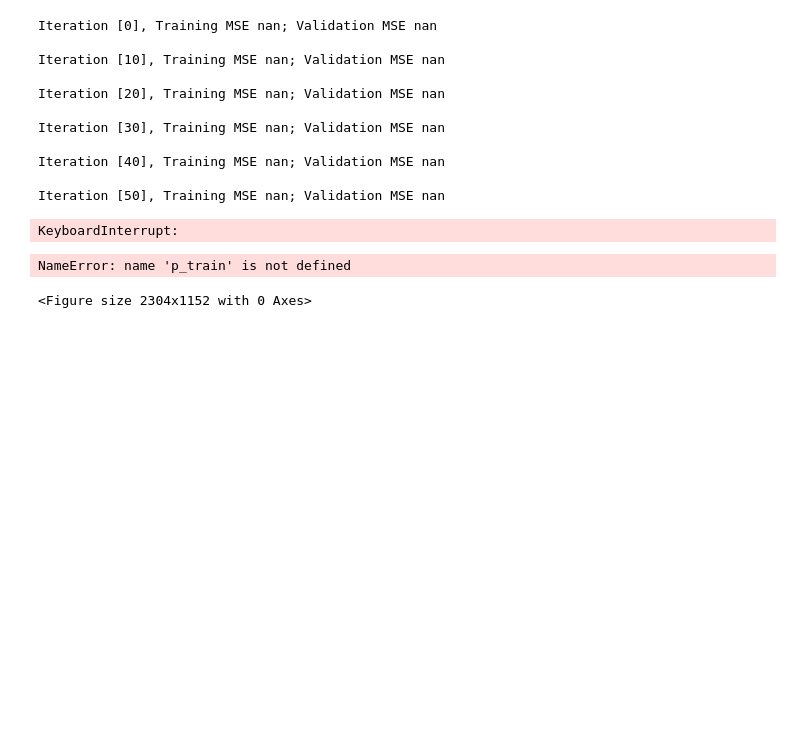
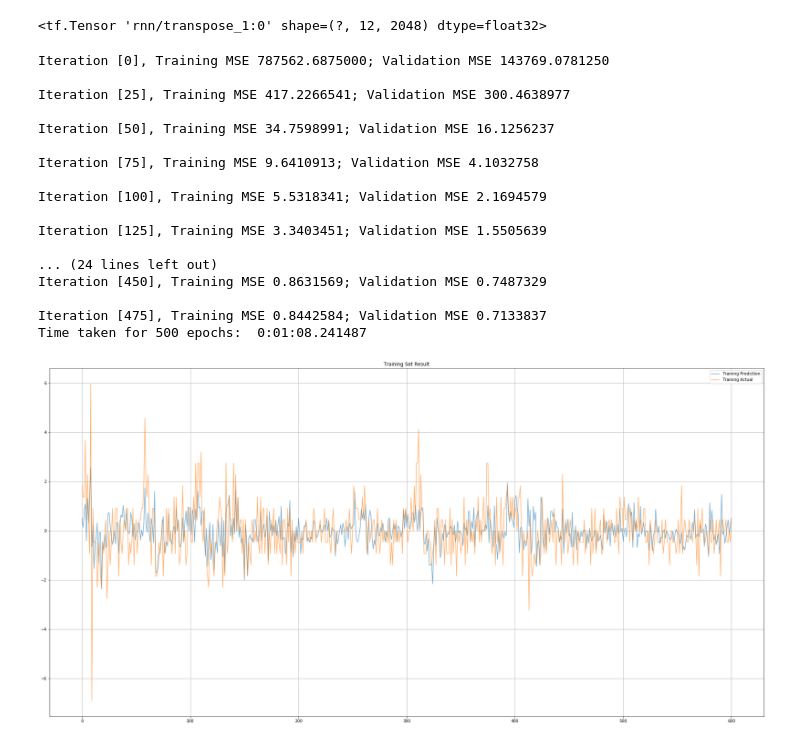
Before and after one commit to TianyuDu/AnnEconForecast, a Jupyter notebook: Lab.ipynb, the cells around one changed output. Saved outputs shown, nothing was run; the diff lists cells and outputs as text; code cells hidden in the pictures; blank space fills up the shorter version.

```diff
--- a/Lab.ipynb
+++ b/Lab.ipynb
@@ -44,8 +50,8 @@ Dataset loaded.
 # %%
-TRAIN_RATIO = 0.9
+TRAIN_RATIO = 0.8
 # Normalize the sequence
 scaler = StandardScaler().fit(prepared_df[:int(TRAIN_RATIO*len(prepared_df))].values)
-prepared_df["DEXCAUS_period1_order1"] = scaler.transform(prepared_df.values)
+prepared_df.iloc[:,0] = scaler.transform(prepared_df.values)
 
 X_raw, y_raw = gen_supervised_sequence(
     prepared_df, LAGS, prepared_df.columns[0], sequential_label=False)
@@ -101,9 +107,14 @@ tf.reset_default_graph()
 X = tf.placeholder(tf.float32, [None, num_time_steps, num_inputs])
 y = tf.placeholder(tf.float32, [None, num_outputs])
 
-cell = tf.contrib.rnn.LSTMCell(
-    num_units=num_neurons, activation=tf.nn.relu)
-rnn_outputs, states = tf.nn.dynamic_rnn(cell, X, dtype=tf.float32)
+cell = tf.nn.rnn_cell.LSTMCell(
+    num_units=num_neurons)
+
+multi_cell = tf.nn.rnn_cell.MultiRNNCell(
+    [tf.nn.rnn_cell.LSTMCell(num_units=x)
+    for x in [512, num_neurons]]
+)
+rnn_outputs, states = tf.nn.dynamic_rnn(multi_cell, X, dtype=tf.float32)
 stacked_output = tf.reshape(rnn_outputs, [-1, num_time_steps * num_neurons])
 
 W = tf.Variable(tf.random_normal([num_time_steps * num_neurons, 1]), dtype=tf.float32)
@@ -115,4 +126,11 @@ pred = tf.add(tf.matmul(stacked_output, W), b)
 
 loss = tf.losses.mean_squared_error(y, pred)
 optimizer = tf.train.AdamOptimizer(learning_rate=learning_rate)
+# gvs = optimizer.compute_gradients(loss)
+# capped_gvs = [(tf.clip_by_value(grad, -10., 10.), var) for grad, var in gvs]
+# train = optimizer.apply_gradients(capped_gvs)
 train = optimizer.minimize(loss)
+# %%
+rnn_outputs
+# %% [output]
+<tf.Tensor 'rnn/transpose_1:0' shape=(?, 12, 2048) dtype=float32>
@@ -119,8 +142,11 @@ train = optimizer.minimize(loss)
 # %%
+start = datetime.now()
 hist = {"train": [], "val": []}
 with tf.Session() as sess:
     sess.run(tf.global_variables_initializer())
     for e in range(epochs):
+#         for X_batch, y_batch in zip(X_batches, y_batches):
+#             sess.run(train, feed_dict={X: X_batch, y: y_batch})
         sess.run(train, feed_dict={X: X_train, y: y_train})
         train_mse = loss.eval(feed_dict={X: X_train, y: y_train})
         val_mse = loss.eval(feed_dict={X: X_val, y: y_val})
@@ -133,43 +159,42 @@ with tf.Session() as sess:
     p_train = pred.eval(feed_dict={X: X_train})
     p_test = pred.eval(feed_dict={X: X_test})
     p_val = pred.eval(feed_dict={X: X_val})
+print(f"Time taken for {epochs} epochs: ", datetime.now()-start)
 # %% [output]
-Iteration [0], Training MSE nan; Validation MSE nan
+Iteration [0], Training MSE 787562.6875000; Validation MSE 143769.0781250
 
-Iteration [10], Training MSE nan; Validation MSE nan
+Iteration [25], Training MSE 417.2266541; Validation MSE 300.4638977
 
-Iteration [20], Training MSE nan; Validation MSE nan
+Iteration [50], Training MSE 34.7598991; Validation MSE 16.1256237
 
-Iteration [30], Training MSE nan; Validation MSE nan
+Iteration [75], Training MSE 9.6410913; Validation MSE 4.1032758
 
-Iteration [40], Training MSE nan; Validation MSE nan
+Iteration [100], Training MSE 5.5318341; Validation MSE 2.1694579
 
-Iteration [50], Training MSE nan; Validation MSE nan
+Iteration [125], Training MSE 3.3403451; Validation MSE 1.5505639
+
+... (24 lines left out)
+Iteration [450], Training MSE 0.8631569; Validation MSE 0.7487329
+
+Iteration [475], Training MSE 0.8442584; Validation MSE 0.7133837
+Time taken for 500 epochs:  0:01:08.241487
-KeyboardInterrupt:
 # %%
 plt.close()
 plt.figure(figsize=(32, 16))
 plt.plot(p_train.reshape(-1, 1), alpha=0.6)
 plt.plot(y_train.reshape(-1, 1), alpha=0.6)
 plt.legend(["Training Prediction", "Training Actual"])
 plt.grid(True)
+plt.title("Training Set Result")
 plt.show()
 
-plt.close()
-plt.figure(figsize=(32, 16))
-plt.plot(p_test.reshape(-1, 1), alpha=0.6)
-plt.plot(y_test.reshape(-1, 1), alpha=0.6)
-plt.legend(["Testing Prediction", "Testing Actual"])
-plt.grid(True)
-plt.show()
-
-plt.close()
-plt.figure(size=(32, 16))
-plt.plot(np.log(hist["train"]))
-plt.plot(np.log(hist["val"]))
-plt.legend(["Training Loss", "Validation Loss"])
-plt.grid(True)
-plt.show()
+# plt.close()
+# plt.figure(figsize=(16, 8))
+# plt.plot(p_train.reshape(-1, 1)[-100:], alpha=0.6)
+# plt.plot(y_train.reshape(-1, 1)[-100:], alpha=0.6)
+# plt.legend(["Training Prediction", "Training Actual"])
+# plt.grid(True)
+# plt.title("Training Set Result: last 100")
+# plt.show()
 # %% [output]
-NameError: name 'p_train' is not defined
-<Figure size 2304x1152 with 0 Axes>
+[figure, added]
```
Also changed, not shown: parts of 10 cells of this notebook, 2 other files.
